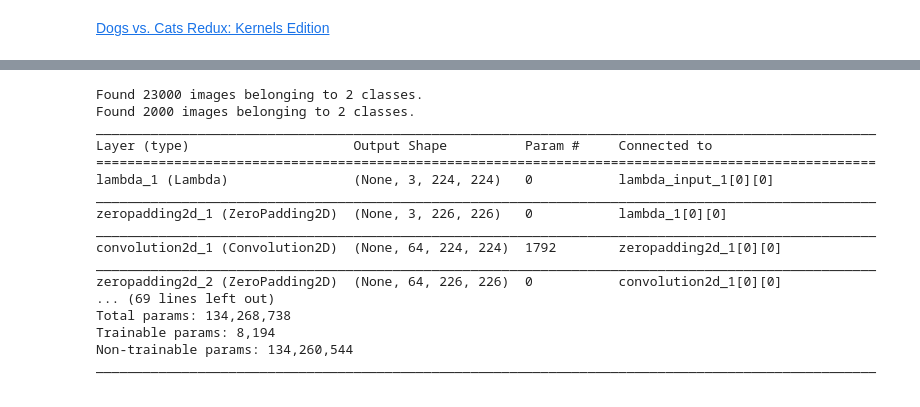
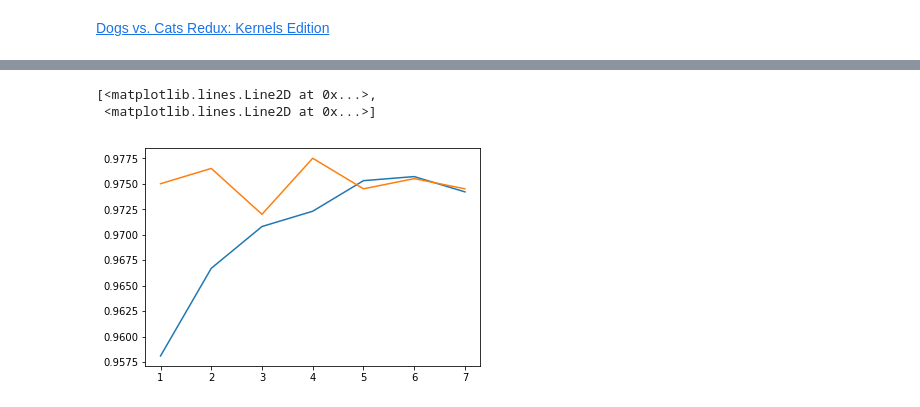
Before and after one commit to sainathadapa/courses, a Jupyter notebook: deeplearning1/nbs-custom-mine/lesson3_03_dogs_cats_redux_redo.ipynb, the cells around one changed output, grey strips where cells are left out. Cells and saved outputs as stored; diff of their text form; code cells hidden in the pictures.

```diff
--- a/deeplearning1/nbs-custom-mine/lesson3_03_dogs_cats_redux_redo.ipynb
+++ b/deeplearning1/nbs-custom-mine/lesson3_03_dogs_cats_redux_redo.ipynb
@@ -84,18 +213,25 @@ Epoch 2/2
+# %%
+plt.plot(range(1, 8), [0.9581, 0.9667, 0.9708, 0.9723, 0.9753, 0.9757, 0.9742],
+        range(1, 8), [0.9750, 0.9765, 0.9720, 0.9775, 0.9745, 0.9755, 0.9745])
+# %% [output]
+[<matplotlib.lines.Line2D at 0x...>,
+ <matplotlib.lines.Line2D at 0x...>]
+[figure, added]
 # %%
-# shuffling in train batches --------------------------------------
+# lower training rate
 gen = image.ImageDataGenerator()
 train_batches = gen.flow_from_directory(
     directory = './data/redux/train/',
     target_size = (224, 224),
     shuffle = True,
-    batch_size = 12,
+    batch_size = 128,
     class_mode='categorical'
 )
 valid_batches = gen.flow_from_directory(
     directory = './data/redux/valid/',
     target_size = (224, 224),
     shuffle = False,
-    batch_size = 12,
+    batch_size = 128,
     class_mode='categorical'
 )
 vgg = Vgg16()
@@ -107,26 +243,15 @@ model.add(
     keras.layers.Dense(2, activation = 'softmax')
 )
 model.compile(
-    optimizer = keras.optimizers.RMSprop(lr = 0.1),
+    optimizer = keras.optimizers.RMSprop(lr = 0.01),
     loss = 'categorical_crossentropy',
     metrics = ['accuracy']
 )
-model.summary()
+model.fit_generator(
+    generator = train_batches,
+    samples_per_epoch = train_batches.n,
+    nb_epoch = 7,
+    validation_data = valid_batches,
+    nb_val_samples = valid_batches.n,
+    verbose = 2
+)
-# %% [output]
-Found 23000 images belonging to 2 classes.
-Found 2000 images belonging to 2 classes.
-____________________________________________________________________________________________________
-Layer (type)                     Output Shape          Param #     Connected to
-====================================================================================================
-lambda_1 (Lambda)                (None, 3, 224, 224)   0           lambda_input_1[0][0]
-____________________________________________________________________________________________________
-zeropadding2d_1 (ZeroPadding2D)  (None, 3, 226, 226)   0           lambda_1[0][0]
-____________________________________________________________________________________________________
-convolution2d_1 (Convolution2D)  (None, 64, 224, 224)  1792        zeropadding2d_1[0][0]
-____________________________________________________________________________________________________
-zeropadding2d_2 (ZeroPadding2D)  (None, 64, 226, 226)  0           convolution2d_1[0][0]
-... (69 lines left out)
-Total params: 134,268,738
-Trainable params: 8,194
-Non-trainable params: 134,260,544
-____________________________________________________________________________________________________
```
Also changed, not shown: parts of 35 cells of this notebook.
